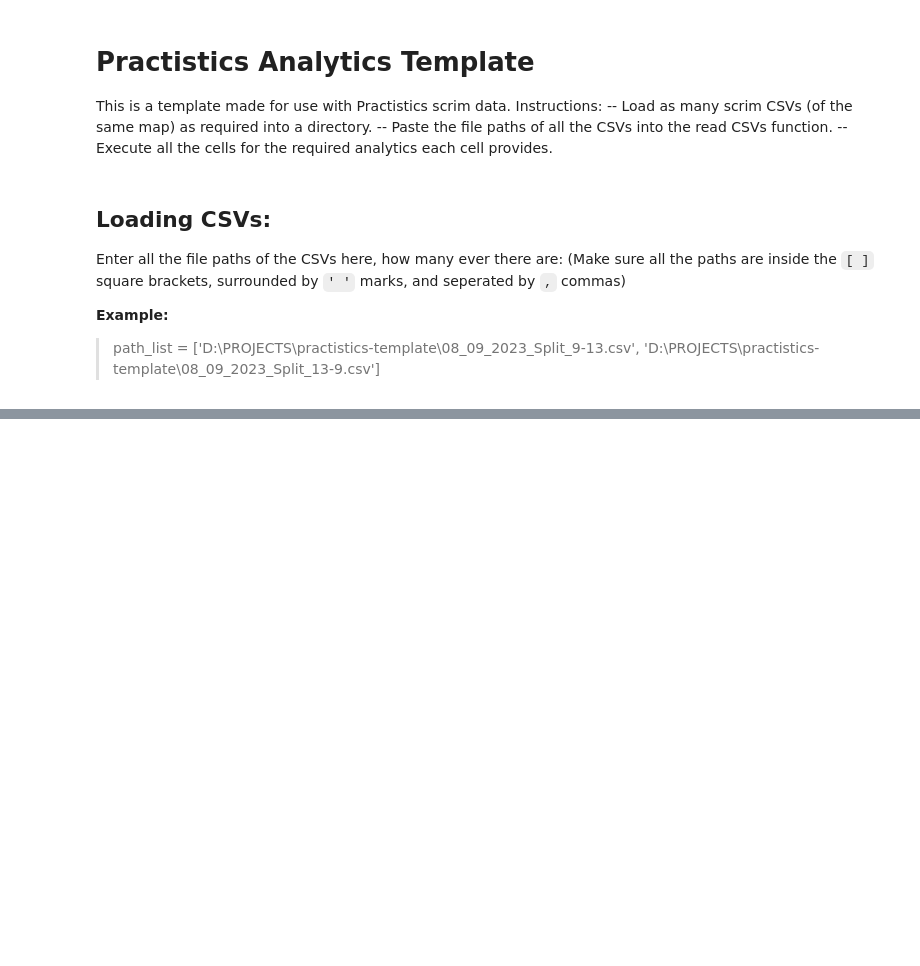
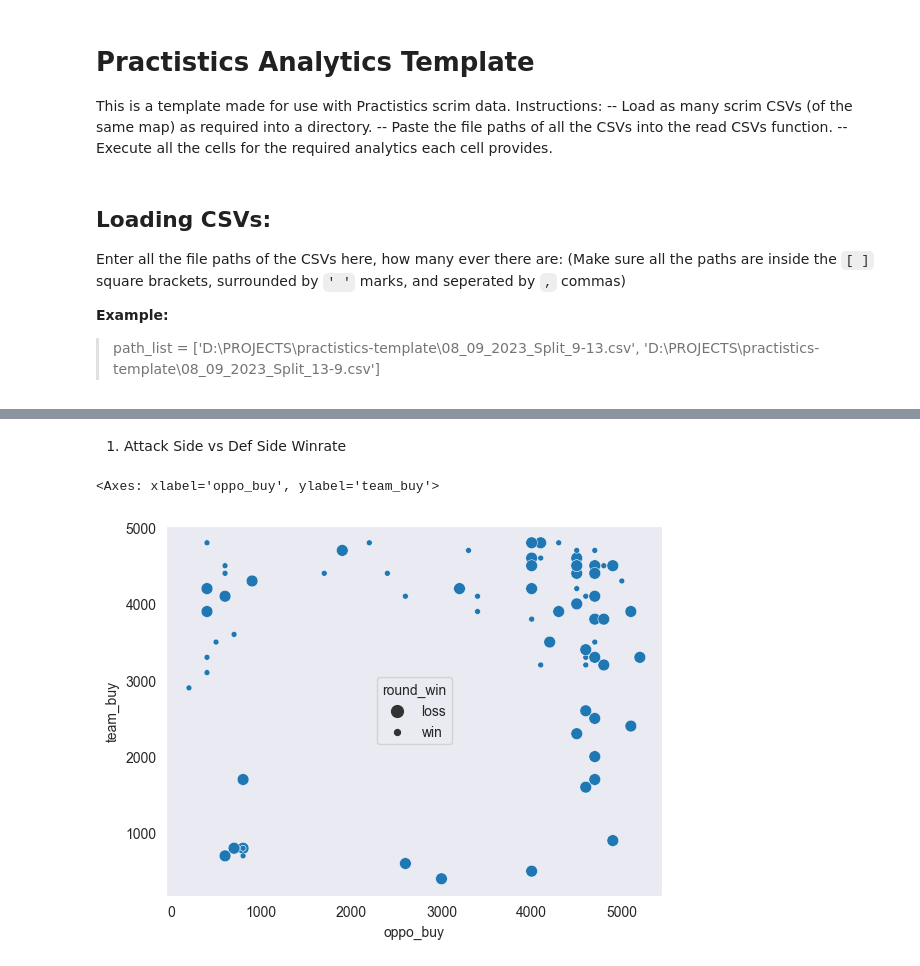
Before and after one commit to tam0w/practistics-template, a Jupyter notebook: queries.ipynb, the cells around one changed output, grey strips where cells are left out. Cells and saved outputs as stored; diff of their text form; code cells hidden in the pictures; blank space fills up the shorter version.

```diff
--- a/queries.ipynb
+++ b/queries.ipynb
@@ -11,6 +11,9 @@ This is a template made for use with Practistics scrim data. Instructions:
 # %%
 import pandas as pd
 import matplotlib.pyplot as plt
+import seaborn as sns
+
+sns.set_style('dark')
 # %% [markdown]
 ## Loading CSVs:
 Enter all the file paths of the CSVs here, how many ever there are:
@@ -38,3 +48,10 @@ We will now run different standard queries on the given laoded dataset to give u
+# %% [markdown]
+1) Attack Side vs Def Side Winrate
+# %%
+sns.scatterplot(df, x=df['oppo_buy'],y=df['team_buy'],size=df['round_win'], )
+# %% [output]
+<Axes: xlabel='oppo_buy', ylabel='team_buy'>
+[figure, added]
 # %%
 def load_concat_csv(paths):
 
```
Also changed, not shown: parts of 2 cells of this notebook.
